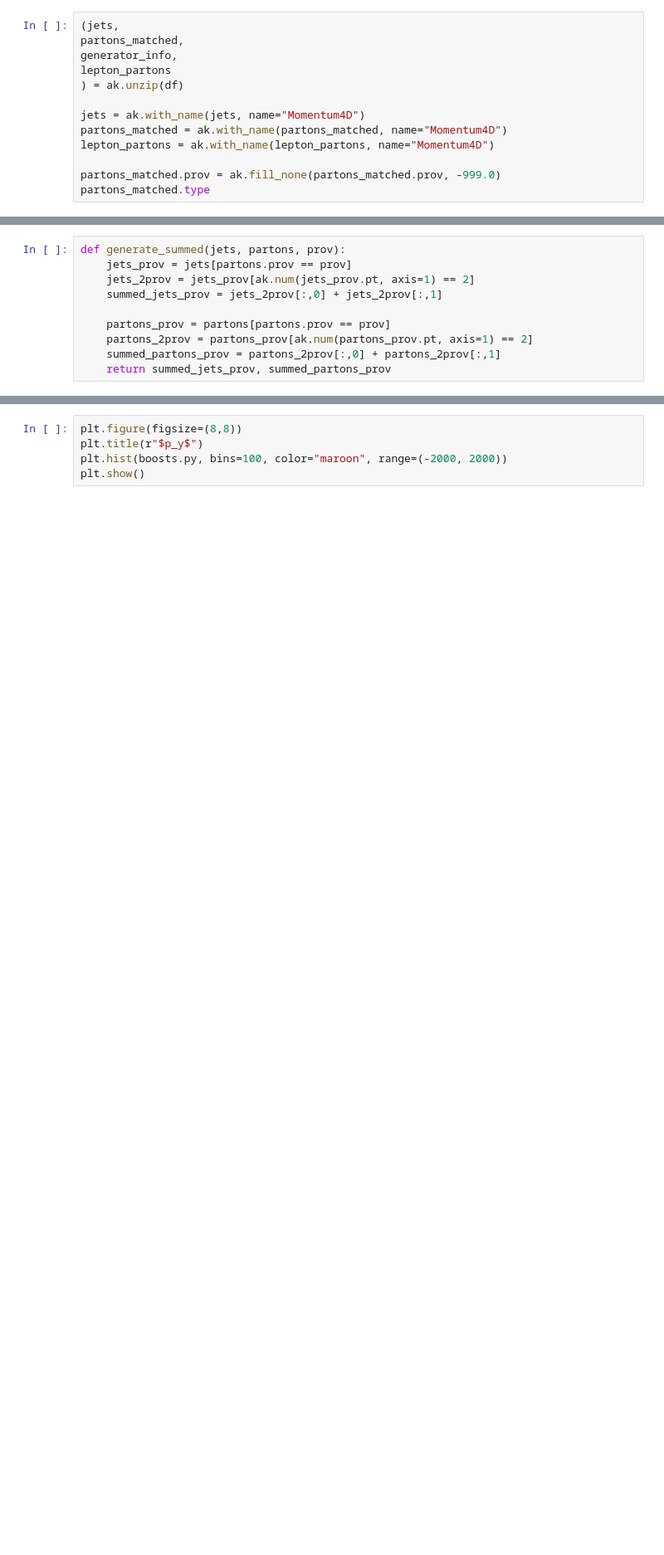
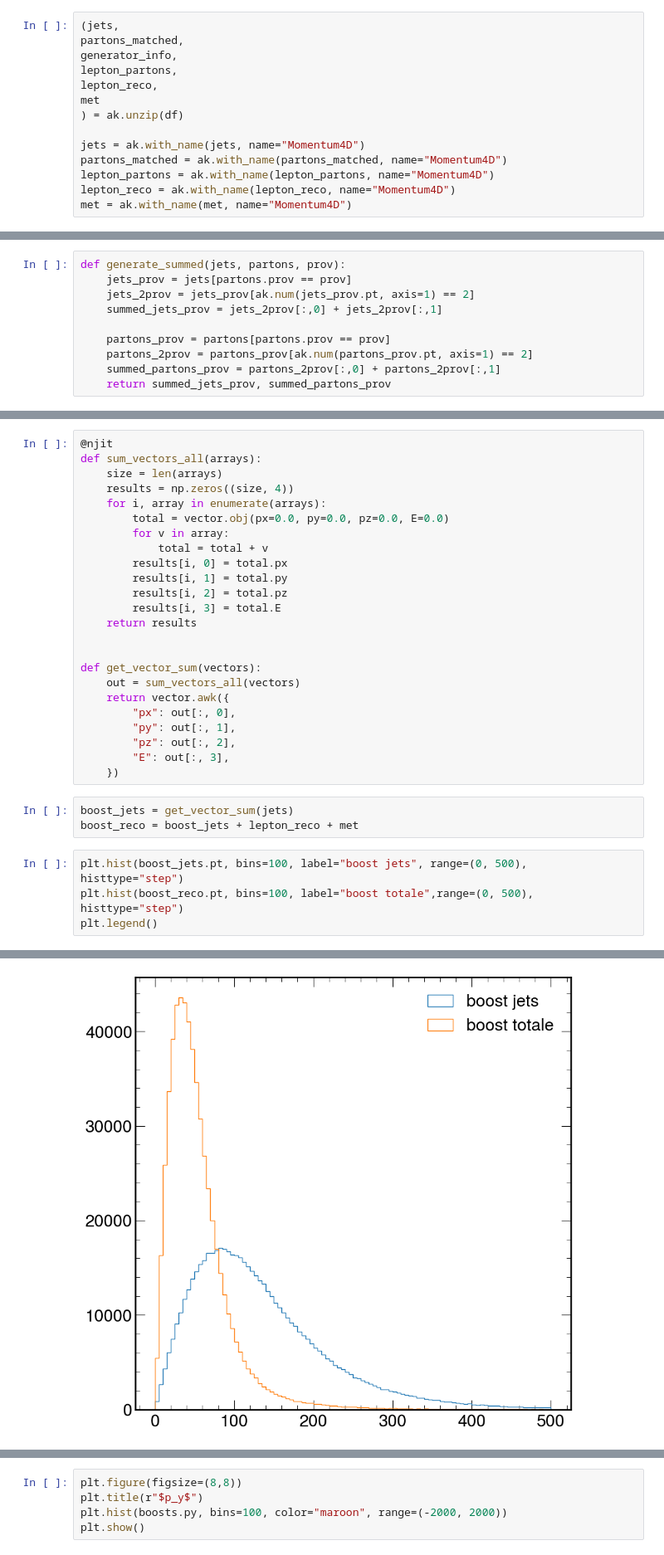
Before and after one commit to valsdav/ttHbb_jets_partons_studies, a Jupyter notebook: GenLevelPlots.ipynb, the cells around one changed output, grey strips where cells are left out. Shown: that part at 83% size. Saved outputs shown, nothing was run; the diff lists cells and outputs as text; blank space fills up the shorter version.

Commit message:
Adding boost computation

```diff
--- a/GenLevelPlots.ipynb
+++ b/GenLevelPlots.ipynb
@@ -26,12 +27,13 @@ df.fields
 (jets,
 partons_matched,
 generator_info,
-lepton_partons
+lepton_partons,
+lepton_reco,
+met
 ) = ak.unzip(df)
 
 jets = ak.with_name(jets, name="Momentum4D")
 partons_matched = ak.with_name(partons_matched, name="Momentum4D")
 lepton_partons = ak.with_name(lepton_partons, name="Momentum4D")
-
-partons_matched.prov = ak.fill_none(partons_matched.prov, -999.0)
-partons_matched.type
+lepton_reco = ak.with_name(lepton_reco, name="Momentum4D")
+met = ak.with_name(met, name="Momentum4D")
@@ -171,0 +171,32 @@ jets[0].eta
+# %%
+@njit
+def sum_vectors_all(arrays):
+    size = len(arrays)
+    results = np.zeros((size, 4))
+    for i, array in enumerate(arrays):
+        total = vector.obj(px=0.0, py=0.0, pz=0.0, E=0.0)
+        for v in array:
+            total = total + v
+        results[i, 0] = total.px
+        results[i, 1] = total.py
+        results[i, 2] = total.pz
+        results[i, 3] = total.E
+    return results
+
+
+def get_vector_sum(vectors):
+    out = sum_vectors_all(vectors)
+    return vector.awk({
+        "px": out[:, 0],
+        "py": out[:, 1],
+        "pz": out[:, 2],
+        "E": out[:, 3],
+    })
+# %%
+boost_jets = get_vector_sum(jets)
+boost_reco = boost_jets + lepton_reco + met
+# %%
+plt.hist(boost_jets.pt, bins=100, label="boost jets", range=(0, 500), histtype="step")
+plt.hist(boost_reco.pt, bins=100, label="boost totale",range=(0, 500), histtype="step")
+plt.legend()
+# %% [output]
@@ -171,0 +204 @@ jets[0].eta
+[figure, added]
```
Also changed, not shown: parts of 13 cells of this notebook.
